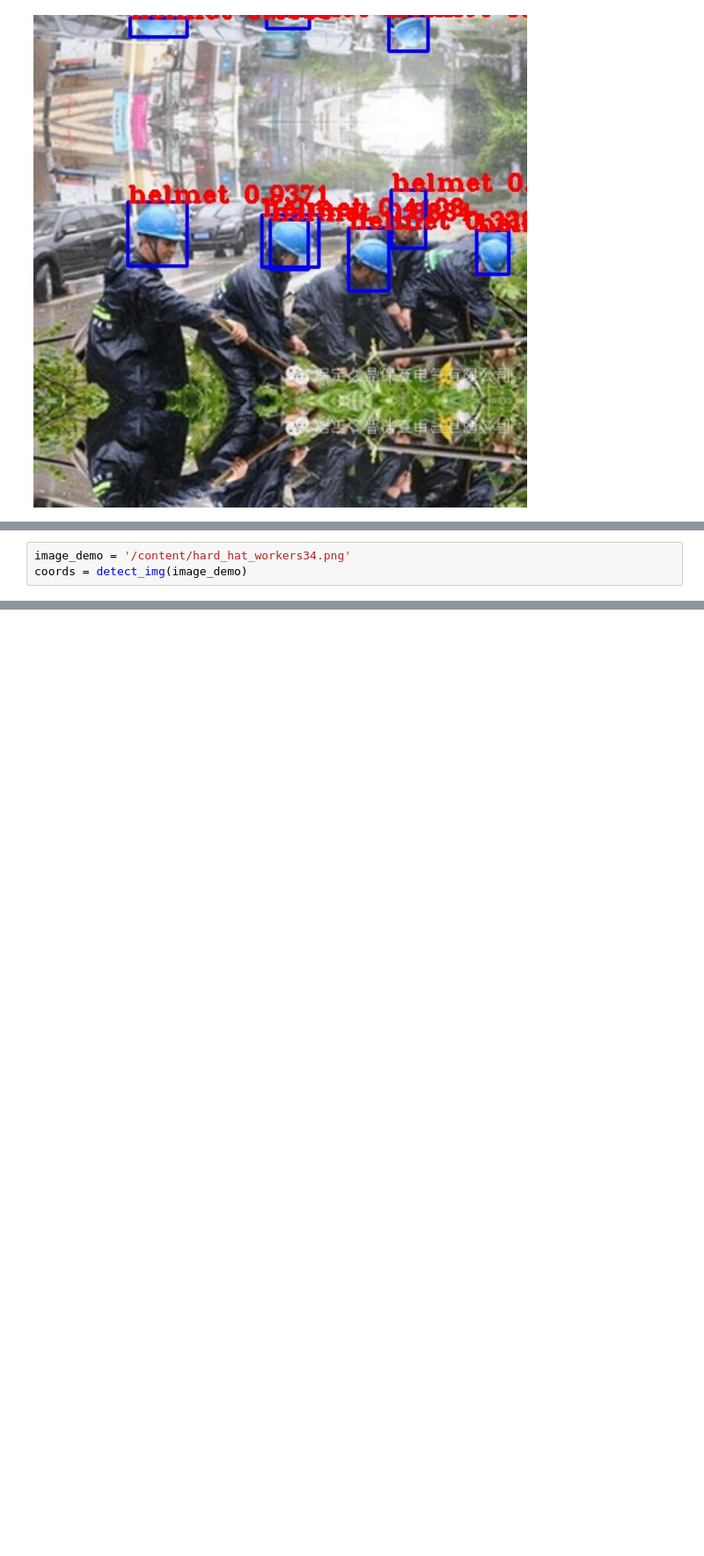
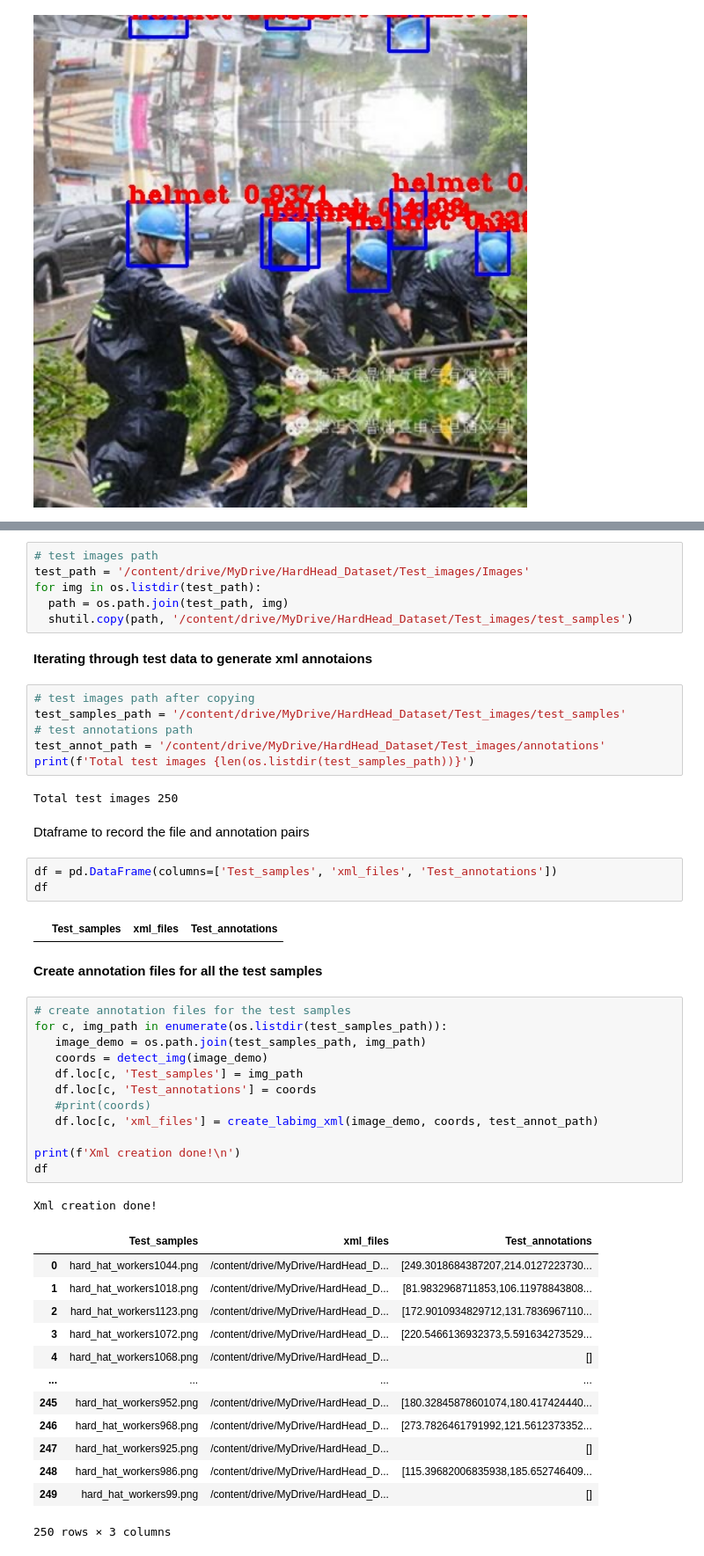
Before and after one commit to sayan0506/HardHead-Detection-for-Safety-Surveilance, a Jupyter notebook: Personal_Safety_Equipment_Detection_System_using_YoloV3.ipynb, the cells around one changed output, grey strips where cells are left out. Shown at 88% size. Drawn from its saved outputs; the diff is of its cells as text; blank space fills up the shorter version.

```diff
--- a/Personal_Safety_Equipment_Detection_System_using_YoloV3.ipynb
+++ b/Personal_Safety_Equipment_Detection_System_using_YoloV3.ipynb
@@ -1571,6 +1559,3 @@ def detect_img(path):
   img = cv2.cvtColor(img_raw.numpy(), cv2.COLOR_RGB2BGR)
   coord_list = return_outputs(img, (boxes, scores, classes, nums), class_names)
   return coord_list
-# %%
-image_demo = '/content/hard_hat_workers34.png'
-coords = detect_img(image_demo)
@@ -1582,0 +1611,52 @@ array([416, 415, 416, 415])
+# %%
+# test images path
+test_path = '/content/drive/MyDrive/HardHead_Dataset/Test_images/Images'
+for img in os.listdir(test_path):
+  path = os.path.join(test_path, img)
+  shutil.copy(path, '/content/drive/MyDrive/HardHead_Dataset/Test_images/test_samples')
+# %% [markdown]
+**Iterating through test data to generate xml annotaions**
+# %%
+# test images path after copying
+test_samples_path = '/content/drive/MyDrive/HardHead_Dataset/Test_images/test_samples'
+# test annotations path
+test_annot_path = '/content/drive/MyDrive/HardHead_Dataset/Test_images/annotations'
+print(f'Total test images {len(os.listdir(test_samples_path))}')
+# %% [output]
+Total test images 250
+# %% [markdown]
+Dtaframe to record the file and annotation pairs
+# %%
+df = pd.DataFrame(columns=['Test_samples', 'xml_files', 'Test_annotations'])
+df
+# %% [output]
+|  | Test_samples | xml_files | Test_annotations |
+# %% [markdown]
+**Create annotation files for all the test samples**
+# %%
+# create annotation files for the test samples
+for c, img_path in enumerate(os.listdir(test_samples_path)):
+   image_demo = os.path.join(test_samples_path, img_path)
+   coords = detect_img(image_demo)
+   df.loc[c, 'Test_samples'] = img_path
+   df.loc[c, 'Test_annotations'] = coords
+   #print(coords)
+   df.loc[c, 'xml_files'] = create_labimg_xml(image_demo, coords, test_annot_path)
+
+print(f'Xml creation done!\n')
+df
+# %% [output]
+Xml creation done!
+|  | Test_samples | xml_files | Test_annotations |
+| 0 | hard_hat_workers1044.png | /content/drive/MyDrive/HardHead_D... | [249.3018684387207,214.0127223730... |
+| 1 | hard_hat_workers1018.png | /content/drive/MyDrive/HardHead_D... | [81.9832968711853,106.11978843808... |
+| 2 | hard_hat_workers1123.png | /content/drive/MyDrive/HardHead_D... | [172.9010934829712,131.7836967110... |
+| 3 | hard_hat_workers1072.png | /content/drive/MyDrive/HardHead_D... | [220.5466136932373,5.591634273529... |
+| 4 | hard_hat_workers1068.png | /content/drive/MyDrive/HardHead_D... | [] |
+| ... | ... | ... | ... |
+| 245 | hard_hat_workers952.png | /content/drive/MyDrive/HardHead_D... | [180.32845878601074,180.417424440... |
+| 246 | hard_hat_workers968.png | /content/drive/MyDrive/HardHead_D... | [273.7826461791992,121.5612373352... |
+| 247 | hard_hat_workers925.png | /content/drive/MyDrive/HardHead_D... | [] |
+| 248 | hard_hat_workers986.png | /content/drive/MyDrive/HardHead_D... | [115.39682006835938,185.652746409... |
+| 249 | hard_hat_workers99.png | /content/drive/MyDrive/HardHead_D... | [] |
+250 rows × 3 columns
```
Also changed, not shown: parts of 19 cells of this notebook.
